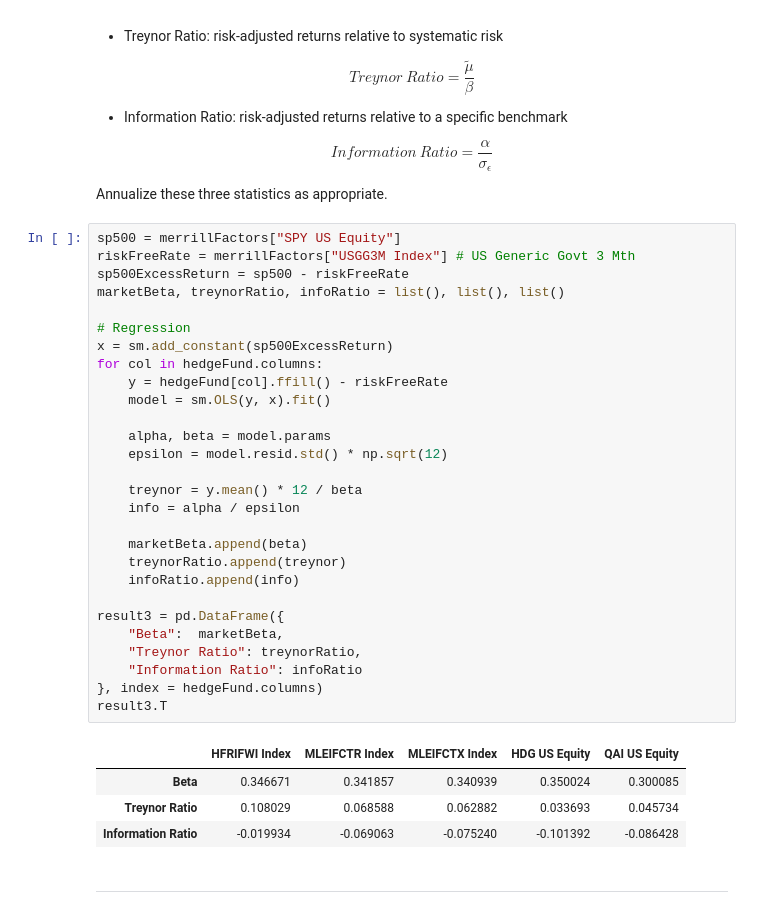
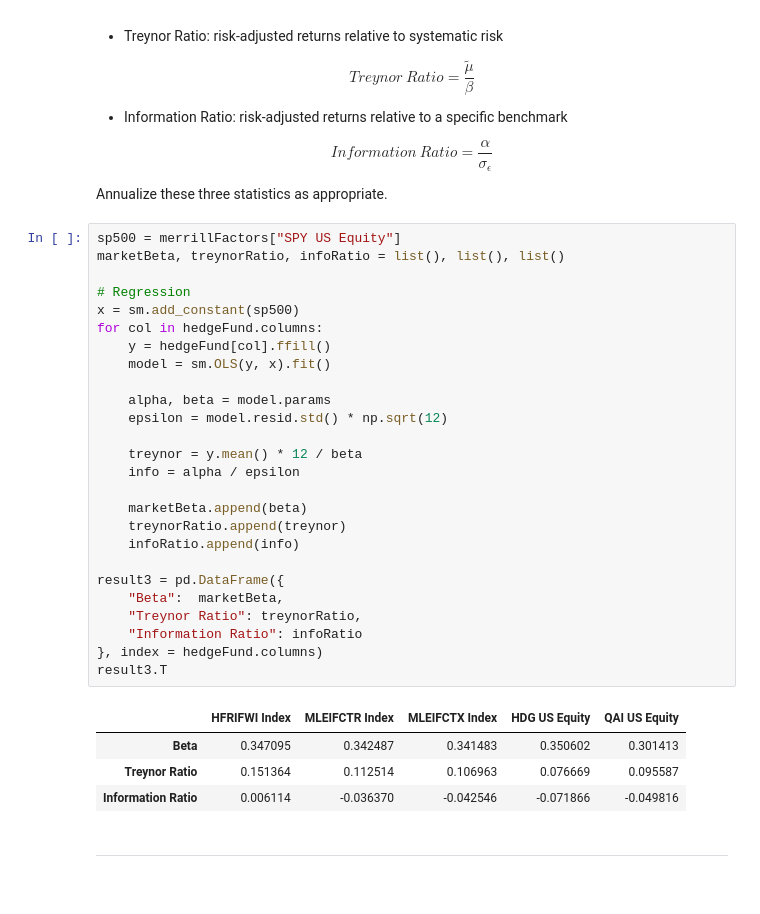
Before and after one commit to scfengv/FINM36700-Portfolio-and-Risk-Management, a Jupyter notebook: assignment/HW2.ipynb, the cells around one changed output. Drawn from its saved outputs; the diff is of its cells as text.

```diff
--- a/assignment/HW2.ipynb
+++ b/assignment/HW2.ipynb
@@ -125,37 +125,35 @@ $$
 Annualize these three statistics as appropriate.
 # %%
 sp500 = merrillFactors["SPY US Equity"]
-riskFreeRate = merrillFactors["USGG3M Index"] # US Generic Govt 3 Mth
-sp500ExcessReturn = sp500 - riskFreeRate
 marketBeta, treynorRatio, infoRatio = list(), list(), list()
 
 # Regression
-x = sm.add_constant(sp500ExcessReturn)
+x = sm.add_constant(sp500)
 for col in hedgeFund.columns:
-    y = hedgeFund[col].ffill() - riskFreeRate
+    y = hedgeFund[col].ffill()
     model = sm.OLS(y, x).fit()
 
     alpha, beta = model.params
     epsilon = model.resid.std() * np.sqrt(12)
 
     treynor = y.mean() * 12 / beta
     info = alpha / epsilon
 
     marketBeta.append(beta)
     treynorRatio.append(treynor)
     infoRatio.append(info)
 
 result3 = pd.DataFrame({
     "Beta":  marketBeta,
     "Treynor Ratio": treynorRatio,
     "Information Ratio": infoRatio
 }, index = hedgeFund.columns)
 result3.T
 # %% [output]
 |  | HFRIFWI Index | MLEIFCTR Index | MLEIFCTX Index | HDG US Equity | QAI US Equity |
-| Beta | 0.346671 | 0.341857 | 0.340939 | 0.350024 | 0.300085 |
-| Treynor Ratio | 0.108029 | 0.068588 | 0.062882 | 0.033693 | 0.045734 |
-| Information Ratio | -0.019934 | -0.069063 | -0.075240 | -0.101392 | -0.086428 |
+| Beta | 0.347095 | 0.342487 | 0.341483 | 0.350602 | 0.301413 |
+| Treynor Ratio | 0.151364 | 0.112514 | 0.106963 | 0.076669 | 0.095587 |
+| Information Ratio | 0.006114 | -0.036370 | -0.042546 | -0.071866 | -0.049816 |
 # %% [markdown]
 ---
 # %% [markdown]
```
